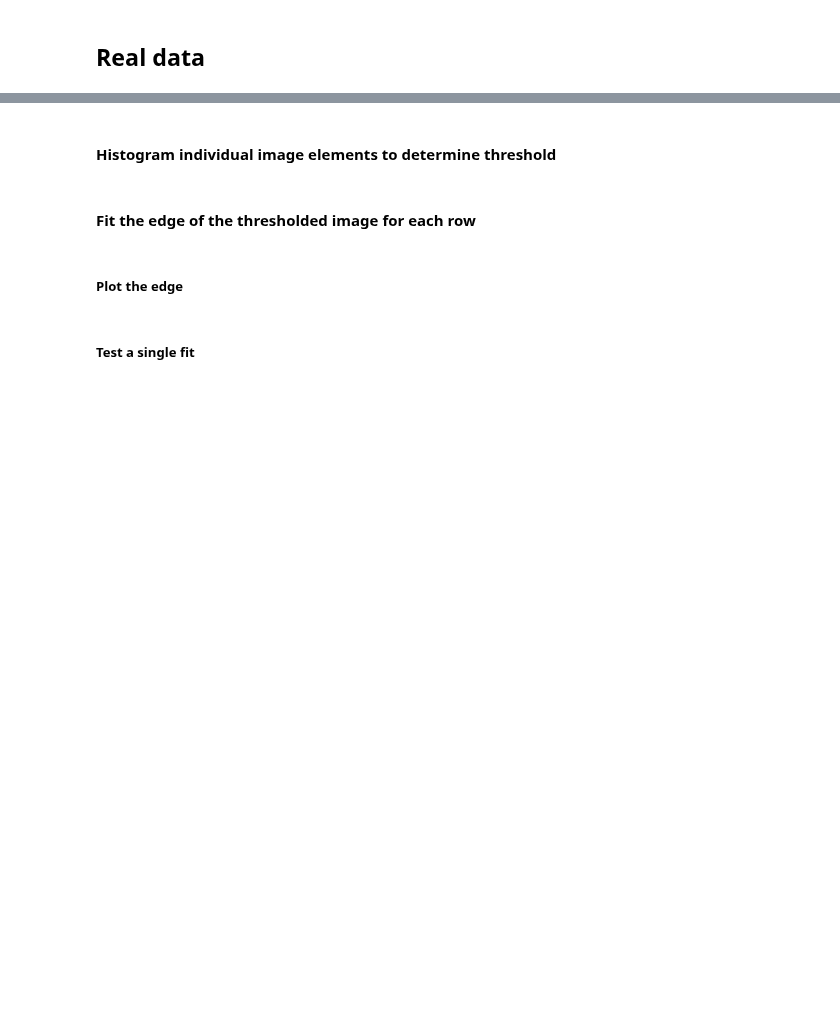
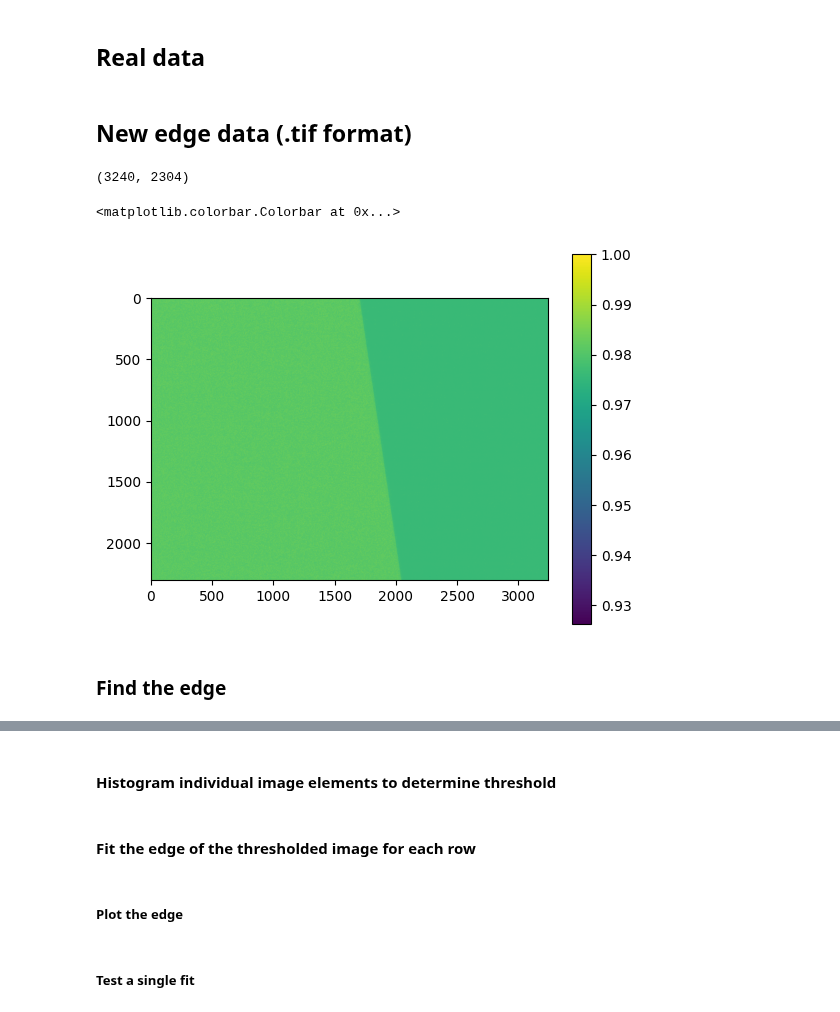
Before and after one commit to jerenner/emsim, a Jupyter notebook: notebooks/emsim_dataproc.ipynb, the cells around one changed output, grey strips where cells are left out. Drawn from its saved outputs; the diff is of its cells as text; code cells hidden in the pictures; blank space fills up the shorter version.

Commit message:
New edge data line fit and subimage selection

```diff
--- a/notebooks/emsim_dataproc.ipynb
+++ b/notebooks/emsim_dataproc.ipynb
@@ -24,0 +30,32 @@ from torch.autograd import Variable
+# %% [markdown]
+## New edge data (.tif format)
+# %%
+img_path = '/home/jrenner/local/jerenner/emsim/CDS_DS_Lin_30s_1024fr.0001-0001-1024.tif'
+# %%
+vol = None
+
+with tifffile.TiffFile(img_path) as tif:
+    # Memory-map the TIFF file as an array
+    # The array doesn't actually load the entire file into memory, just maps it.
+    vol = tif.asarray(out='memmap')
+
+    # Create the summed image in chunks
+    chunk_size = 100
+    total_slices = vol.shape[0]
+    summed_image = np.zeros(vol.shape[1:], dtype=np.float32)
+
+    for start_slice in range(0, total_slices, chunk_size):
+        end_slice = min(start_slice + chunk_size, total_slices)
+        summed_image += vol[start_slice:end_slice].sum(axis=0)
+
+print(summed_image.shape)
+# %% [output]
+(3240, 2304)
+# %%
+plt.imshow(summed_image.transpose()/np.max(summed_image))
+plt.colorbar()
+# %% [output]
+<matplotlib.colorbar.Colorbar at 0x...>
+[figure, added]
+# %% [markdown]
+### Find the edge
```
Also changed, not shown: parts of 32 cells of this notebook, 1 other file.
